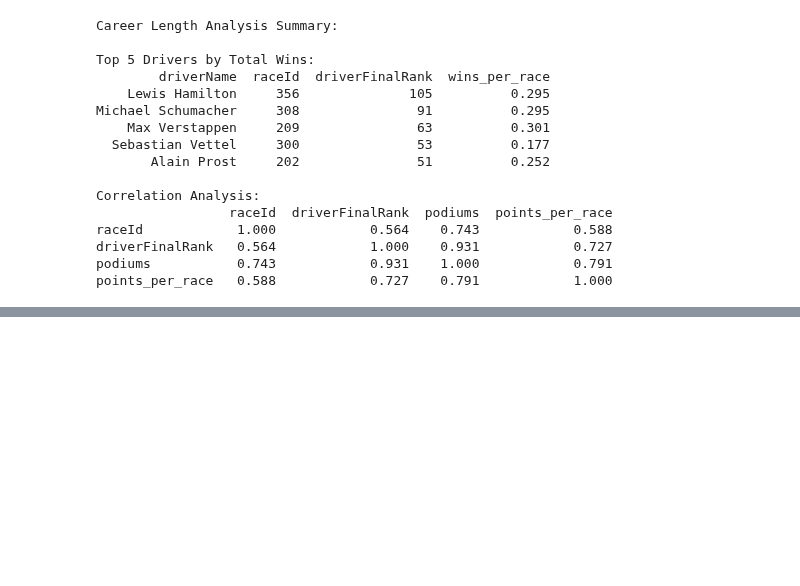
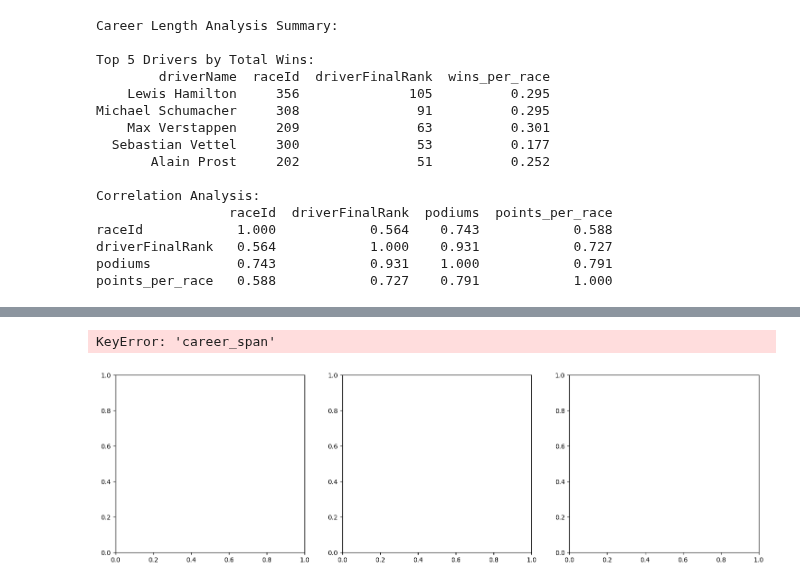
Before and after one commit to yesh-045/Data_Premier_League, a Jupyter notebook: src/models/driver_constructor_performance/model.ipynb, the cells around one changed output, grey strips where cells are left out. Saved outputs shown, nothing was run; the diff lists cells and outputs as text; code cells hidden in the pictures; blank space fills up the shorter version.

```diff
--- a/src/models/driver_constructor_performance/model.ipynb
+++ b/src/models/driver_constructor_performance/model.ipynb
@@ -386,0 +468,18 @@ points_per_race   0.588            0.727    0.791            1.000
+# %%
+# Scatter plots with regression lines
+fig, axes = plt.subplots(1,3, figsize=(18,5))
+
+sns.regplot(ax=axes[0], x='career_span', y='wins', data=driver_stats, scatter_kws={'alpha':0.5})
+axes[0].set_title('Career Span vs Wins')
+
+sns.regplot(ax=axes[1], x='career_span', y='podiums', data=driver_stats, scatter_kws={'alpha':0.5})
+axes[1].set_title('Career Span vs Podiums')
+
+sns.regplot(ax=axes[2], x='career_span', y='total_points', data=driver_stats, scatter_kws={'alpha':0.5})
+axes[2].set_title('Career Span vs Total Points')
+
+plt.tight_layout()
+plt.show()
+# %% [output]
+KeyError: 'career_span'
+[figure, added]
```
Also changed, not shown: parts of 6 cells of this notebook, 8 other files.
